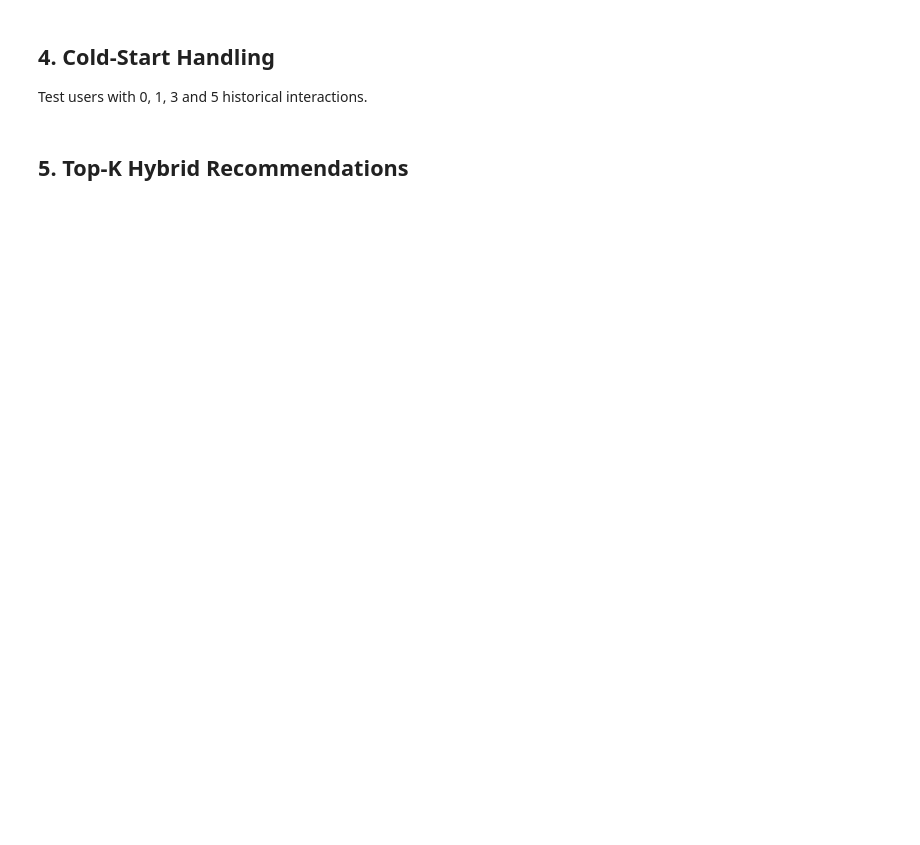
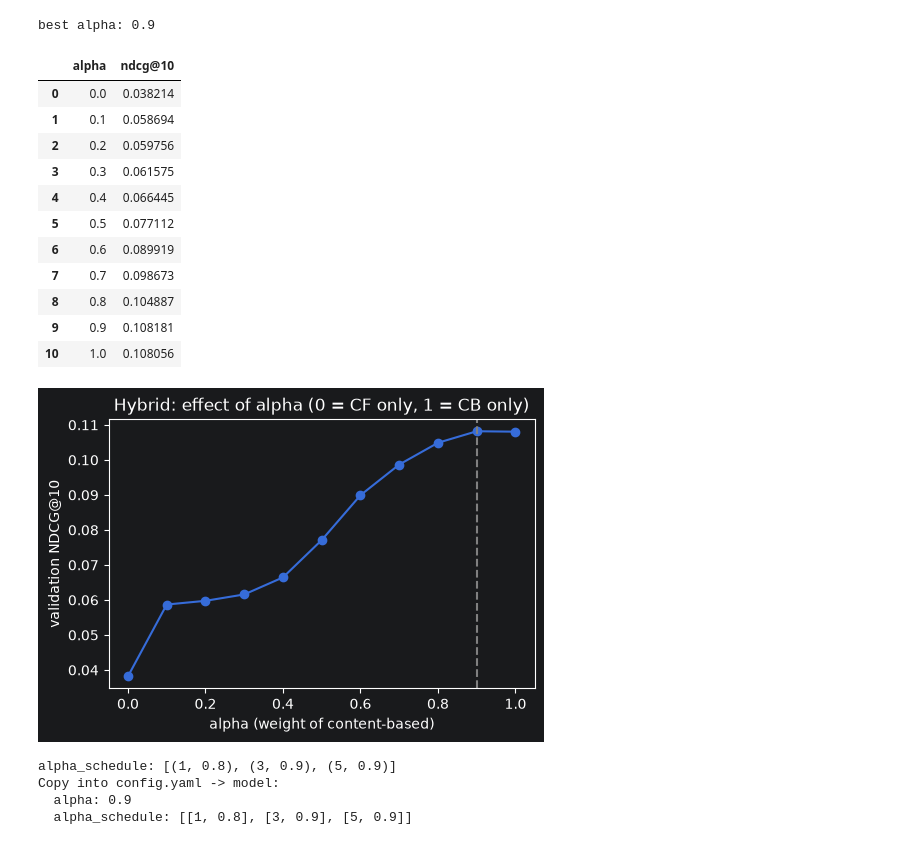
Before and after one commit to ghassenHMD/UniGuide-Courses, a Jupyter notebook: notebooks/06_hybrid.ipynb, the cells around one changed output. Drawn from its saved outputs; the diff is of its cells as text; code cells hidden in the pictures; blank space fills up the shorter version.

```diff
--- a/notebooks/06_hybrid.ipynb
+++ b/notebooks/06_hybrid.ipynb
@@ -36,4 +0,0 @@ Adapt the alpha parameter according to the user's interaction history.
-# %% [markdown]
-## 4. Cold-Start Handling
-
-Test users with 0, 1, 3 and 5 historical interactions.
@@ -42,2 +0,0 @@ Test users with 0, 1, 3 and 5 historical interactions.
-# %% [markdown]
-## 5. Top-K Hybrid Recommendations
@@ -45,0 +40,54 @@ Test users with 0, 1, 3 and 5 historical interactions.
+# %%
+# ## 1. Global alpha (validation NDCG@10)
+# alpha only changes how the two normalised scores are mixed, so the components are fitted once.
+
+# %%
+cb, cf = build_content_model(), build_cf()
+best_alpha, alpha_table = select_best_alpha(cb, cf, train, courses_warm, val_sample, k=10)
+alpha_table.to_csv(tables / "tuning_alpha.csv", index=False)
+print("best alpha:", best_alpha)
+
+fig, ax = plt.subplots(figsize=(5.5, 3.5))
+ax.plot(alpha_table["alpha"], alpha_table["ndcg@10"], marker="o")
+ax.axvline(best_alpha, ls="--", c="grey")
+ax.set(xlabel="alpha (weight of content-based)", ylabel="validation NDCG@10",
+       title="Hybrid: effect of alpha (0 = CF only, 1 = CB only)")
+save_fig(fig, "hybrid_alpha")
+alpha_table
+# %% [output]
+best alpha: 0.9
+|  | alpha | ndcg@10 |
+| 0 | 0.0 | 0.038214 |
+| 1 | 0.1 | 0.058694 |
+| 2 | 0.2 | 0.059756 |
+| 3 | 0.3 | 0.061575 |
+| 4 | 0.4 | 0.066445 |
+| 5 | 0.5 | 0.077112 |
+| 6 | 0.6 | 0.089919 |
+| 7 | 0.7 | 0.098673 |
+| 8 | 0.8 | 0.104887 |
+| 9 | 0.9 | 0.108181 |
+| 10 | 1.0 | 0.108056 |
+[figure, added]
+# %%
+# ## 2. Switching rule (alpha per history size)
+# Cold-start groups of the split (1, 3, 5 training interactions) are used to pick one alpha per size.
+# With 0 interactions the hybrid returns the popularity ranking. Beyond the largest group the global alpha applies.
+# Groups are small: look at the table before trusting a single best value.
+
+# %%
+schedule, schedule_table = select_alpha_schedule(
+    cb, cf, train, courses_warm, val, cold_users, default_alpha=best_alpha, k=10)
+schedule_table.to_csv(tables / "tuning_alpha_schedule.csv", index=False)
+print("alpha_schedule:", schedule)
+schedule_table.pivot(index="history", columns="alpha", values="ndcg@10").round(3)
+
+# %%
+print("Copy into config.yaml -> model:")
+print(f"  alpha: {best_alpha}")
+print(f"  alpha_schedule: {[list(rule) for rule in schedule]}")
+# %% [output]
+alpha_schedule: [(1, 0.8), (3, 0.9), (5, 0.9)]
+Copy into config.yaml -> model:
+  alpha: 0.9
+  alpha_schedule: [[1, 0.8], [3, 0.9], [5, 0.9]]
```
Also changed, not shown: parts of 12 cells of this notebook, 44 other files.
